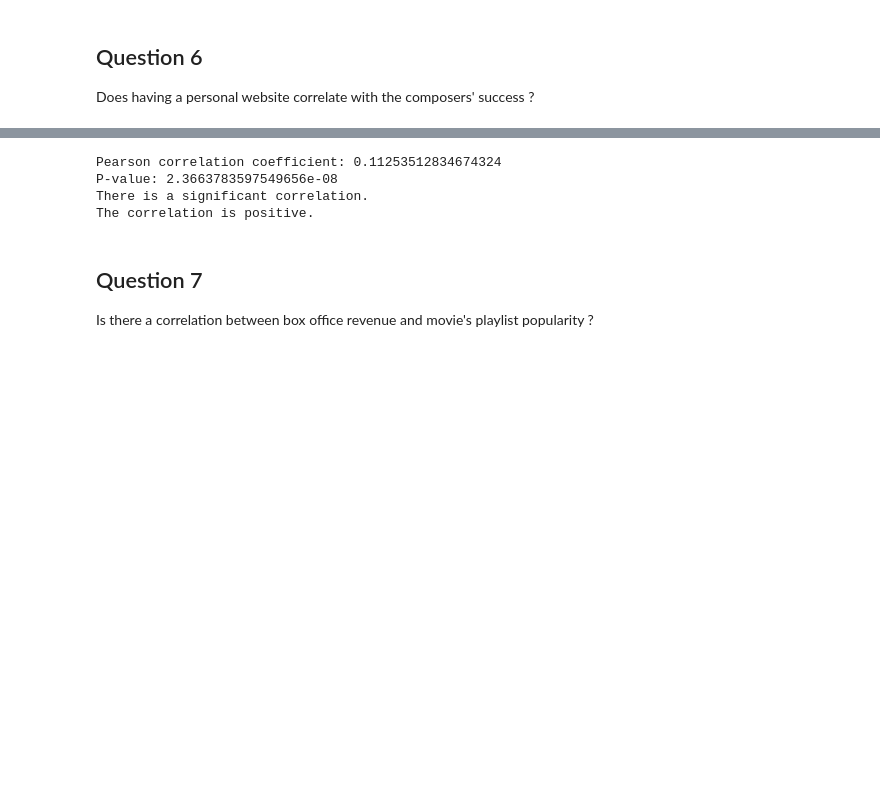
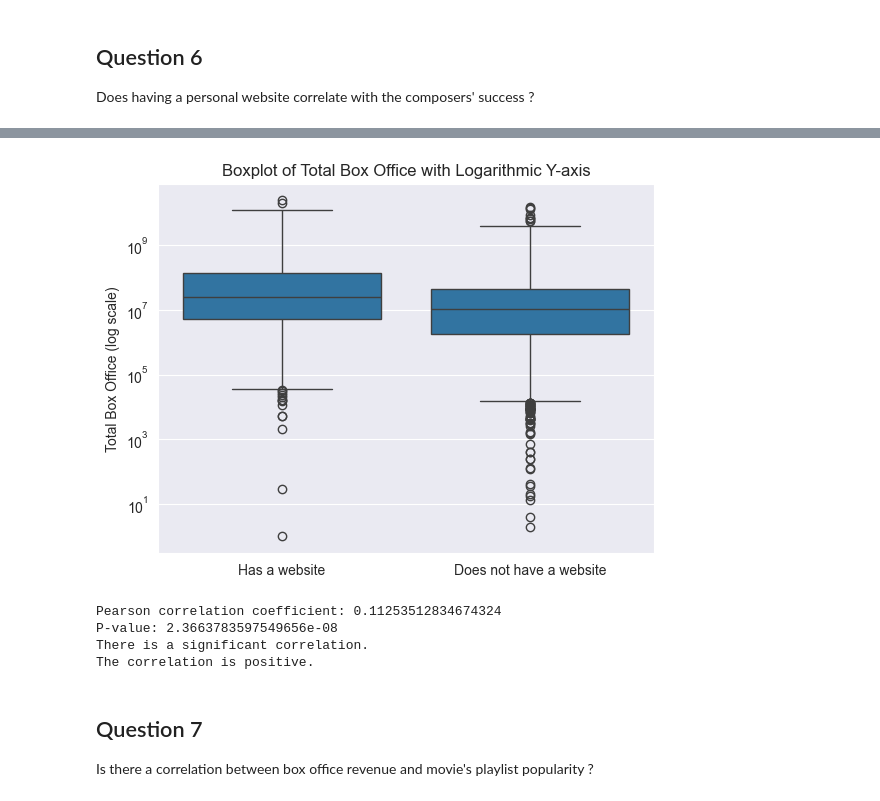
Before and after one commit to epfl-ada/ada-2023-project-learningthesecretsofdata, a Jupyter notebook: milestone_3.ipynb, the cells around one changed output, grey strips where cells are left out. Drawn from its saved outputs; the diff is of its cells as text; code cells hidden in the pictures; blank space fills up the shorter version.

```diff
--- a/milestone_3.ipynb
+++ b/milestone_3.ipynb
@@ -333,24 +345,32 @@ fig.show()
 
 Does having a personal website correlate with the composers' success ?
 # %%
-from question_script.question6 import *
+composers_success_website = get_composer_success_and_website()
+# Create a boxplot with a logarithmic y-axis, with two boxplots
+ax = sns.boxplot(x='website', y='total_box_office', data=composers_success_website, log_scale=True)
+ax.set_xlabel('')
+ax.set_ylabel('Total Box Office (log scale)')
+ax.set_title('Boxplot of Total Box Office with Logarithmic Y-axis')
 
+# Show the plot
+plt.show()
+
+# TODO: delete these comments
 #composers_success_website = get_composer_success_and_website()
-#composers_success_website.boxplot(column='popularity', by='has_homepage', figsize=(20, 10))
-
-composers_success_website = get_composer_success_and_website()
-fig = px.box(composers_success_website,
-       x="website",
-       y="total_box_office",
-       log_y=True,
-       notched = True,
-       labels={'website': '', 'total_box_office': 'Total box office revenue'},
-       points="all",
-       hover_data={'website': False},
-       boxmode ="overlay",
-       title="Popularity of composers with and without a personal website")
-fig.update_layout(paper_bgcolor='rgba(0,0,0,0)',
-                  plot_bgcolor='rgba(0,0,0,0)')
-fig.write_html("question_script/question6.html")
-fig.show()
+#fig = px.box(composers_success_website,
+#       x="website",
+#       y="total_box_office",
+#       color="website",
+#       color_discrete_map={'Has a website': 'rgb(183, 73, 67)', 'Does not have a website': '#71b7c7'},
+#       log_y=True,
+#       notched = True,
+#       labels={'website': '', 'total_box_office': 'Total box office revenue'},
+#       points="all",
+#       hover_data={'website': False},
+#       boxmode ="overlay",
+#       title="Popularity of composers with and without a personal website")
+#fig.update_layout(paper_bgcolor='rgba(0,0,0,0)',
+#                  plot_bgcolor='rgba(0,0,0,0)')
+#fig.write_html("question_script/question6.html")
+#fig.show()
 # %% [output]
@@ -358,3 +377,4 @@ fig.show()
+[figure, added]
 # %%
 # Perform Pearson correlation test
 correlation_coefficient, p_value = pearsonr(composers_success_website['total_box_office'], composers_success_website['has_website'])
```
Also changed, not shown: parts of 4 cells of this notebook.
